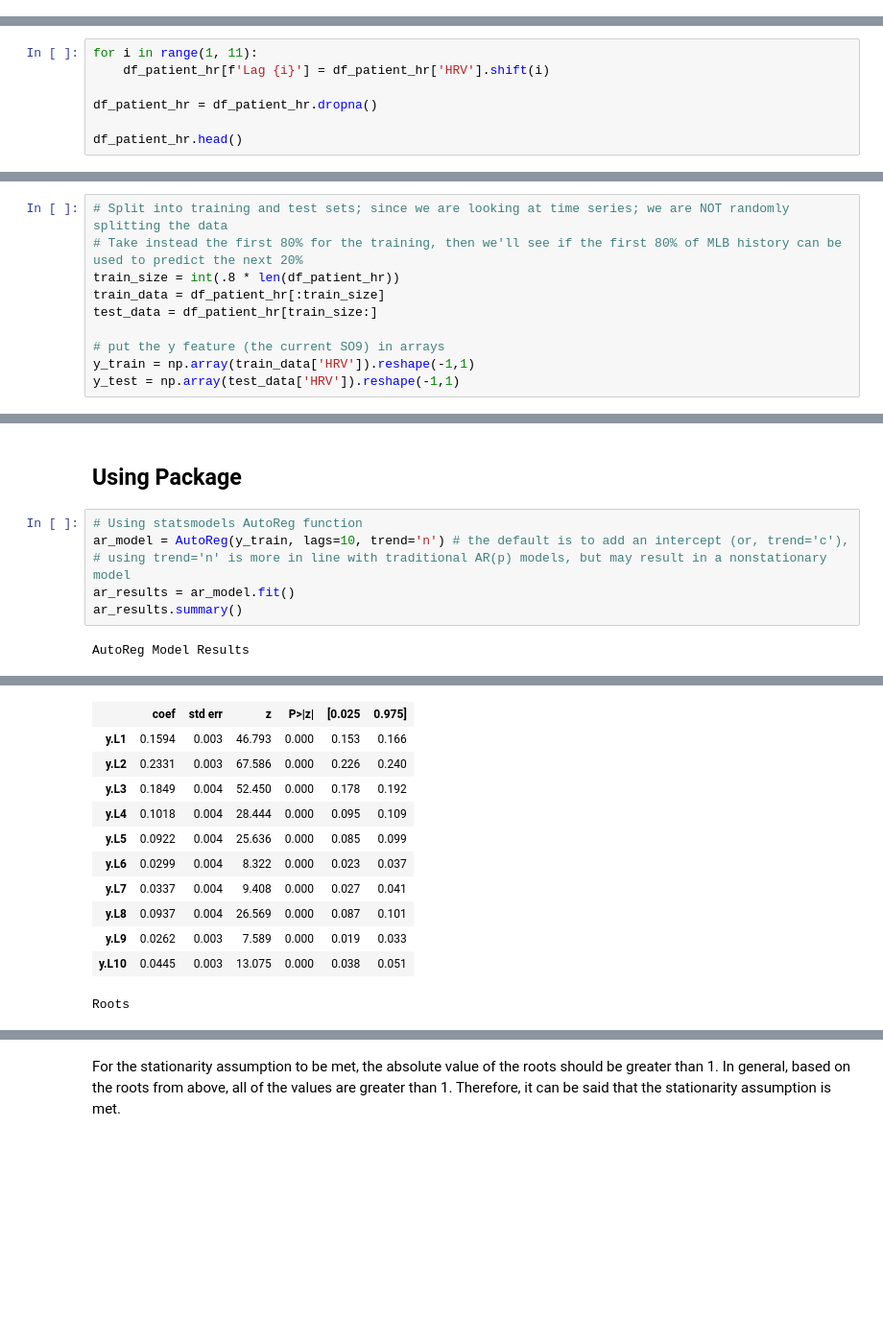
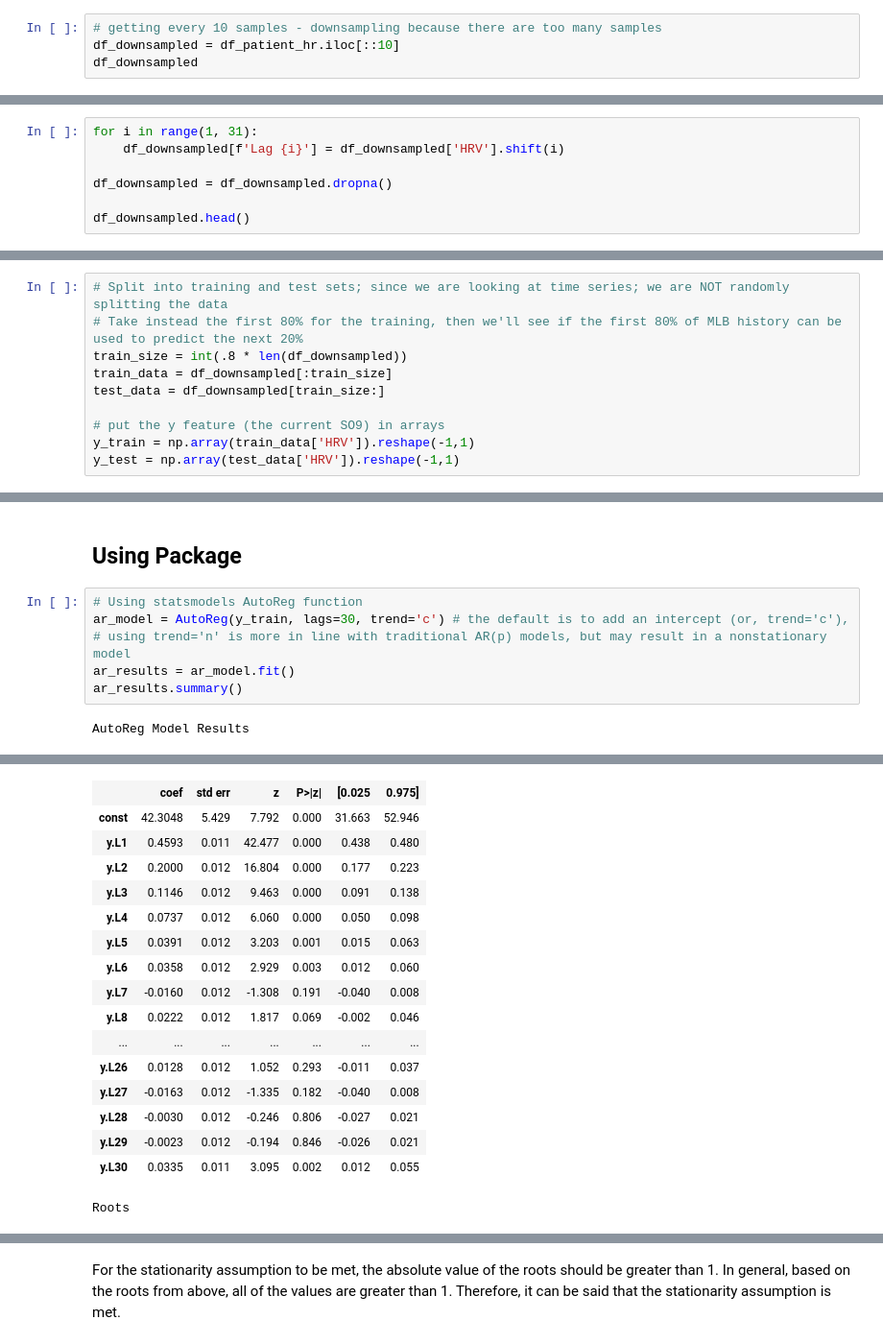
Before and after one commit to wangmichelle1/DS-4420-Final-Project, a Jupyter notebook: Time Series.ipynb, the cells around one changed output, grey strips where cells are left out. Shown: that part at 96% size. Saved outputs shown, nothing was run; the diff lists cells and outputs as text; blank space fills up the shorter version.

```diff
--- a/Time Series.ipynb
+++ b/Time Series.ipynb
@@ -62,3 +65,7 @@ plt.title('Heart Rate Value of One Patient Over Time')
 plt.show();
 # %% [output]
 [figure]
+# %%
+# getting every 10 samples - downsampling because there are too many samples
+df_downsampled = df_patient_hr.iloc[::10]
+df_downsampled
@@ -112,10 +134,10 @@ plt.show();
 # %% [markdown]
 # Create lag features
 # %%
-for i in range(1, 11):
-    df_patient_hr[f'Lag {i}'] = df_patient_hr['HRV'].shift(i)
+for i in range(1, 31):
+    df_downsampled[f'Lag {i}'] = df_downsampled['HRV'].shift(i)
 
-df_patient_hr = df_patient_hr.dropna()
+df_downsampled = df_downsampled.dropna()
 
-df_patient_hr.head()
+df_downsampled.head()
 # %% [output]
@@ -131,9 +154,9 @@ df_patient_hr.head()
 # %%
 # Split into training and test sets; since we are looking at time series; we are NOT randomly splitting the data
 # Take instead the first 80% for the training, then we'll see if the first 80% of MLB history can be used to predict the next 20%
-train_size = int(.8 * len(df_patient_hr))
-train_data = df_patient_hr[:train_size]
-test_data = df_patient_hr[train_size:]
+train_size = int(.8 * len(df_downsampled))
+train_data = df_downsampled[:train_size]
+test_data = df_downsampled[train_size:]
 
 # put the y feature (the current SO9) in arrays
 y_train = np.array(train_data['HRV']).reshape(-1,1)
@@ -214,7 +297,7 @@ Root Mean Squared Error: 539.52
 ## Using Package
 # %%
 # Using statsmodels AutoReg function
-ar_model = AutoReg(y_train, lags=10, trend='n') # the default is to add an intercept (or, trend='c'),
+ar_model = AutoReg(y_train, lags=30, trend='c') # the default is to add an intercept (or, trend='c'),
 # using trend='n' is more in line with traditional AR(p) models, but may result in a nonstationary model
 ar_results = ar_model.fit()
 ar_results.summary()
@@ -230,13 +313,18 @@ AutoReg Model Results
 |  | coef | std err | z | P>|z| | [0.025 | 0.975] |
-| y.L1 | 0.1594 | 0.003 | 46.793 | 0.000 | 0.153 | 0.166 |
-| y.L2 | 0.2331 | 0.003 | 67.586 | 0.000 | 0.226 | 0.240 |
-| y.L3 | 0.1849 | 0.004 | 52.450 | 0.000 | 0.178 | 0.192 |
-| y.L4 | 0.1018 | 0.004 | 28.444 | 0.000 | 0.095 | 0.109 |
-| y.L5 | 0.0922 | 0.004 | 25.636 | 0.000 | 0.085 | 0.099 |
-| y.L6 | 0.0299 | 0.004 | 8.322 | 0.000 | 0.023 | 0.037 |
-| y.L7 | 0.0337 | 0.004 | 9.408 | 0.000 | 0.027 | 0.041 |
-| y.L8 | 0.0937 | 0.004 | 26.569 | 0.000 | 0.087 | 0.101 |
-| y.L9 | 0.0262 | 0.003 | 7.589 | 0.000 | 0.019 | 0.033 |
-| y.L10 | 0.0445 | 0.003 | 13.075 | 0.000 | 0.038 | 0.051 |
+| const | 42.3048 | 5.429 | 7.792 | 0.000 | 31.663 | 52.946 |
+| y.L1 | 0.4593 | 0.011 | 42.477 | 0.000 | 0.438 | 0.480 |
+| y.L2 | 0.2000 | 0.012 | 16.804 | 0.000 | 0.177 | 0.223 |
+| y.L3 | 0.1146 | 0.012 | 9.463 | 0.000 | 0.091 | 0.138 |
+| y.L4 | 0.0737 | 0.012 | 6.060 | 0.000 | 0.050 | 0.098 |
+| y.L5 | 0.0391 | 0.012 | 3.203 | 0.001 | 0.015 | 0.063 |
+| y.L6 | 0.0358 | 0.012 | 2.929 | 0.003 | 0.012 | 0.060 |
+| y.L7 | -0.0160 | 0.012 | -1.308 | 0.191 | -0.040 | 0.008 |
+| y.L8 | 0.0222 | 0.012 | 1.817 | 0.069 | -0.002 | 0.046 |
+| ... | ... | ... | ... | ... | ... | ... |
+| y.L26 | 0.0128 | 0.012 | 1.052 | 0.293 | -0.011 | 0.037 |
+| y.L27 | -0.0163 | 0.012 | -1.335 | 0.182 | -0.040 | 0.008 |
+| y.L28 | -0.0030 | 0.012 | -0.246 | 0.806 | -0.027 | 0.021 |
+| y.L29 | -0.0023 | 0.012 | -0.194 | 0.846 | -0.026 | 0.021 |
+| y.L30 | 0.0335 | 0.011 | 3.095 | 0.002 | 0.012 | 0.055 |
 Roots
 |  | Real | Imaginary | Modulus | Frequency |
```
Also changed, not shown: parts of 37 cells of this notebook, 1 other file.
